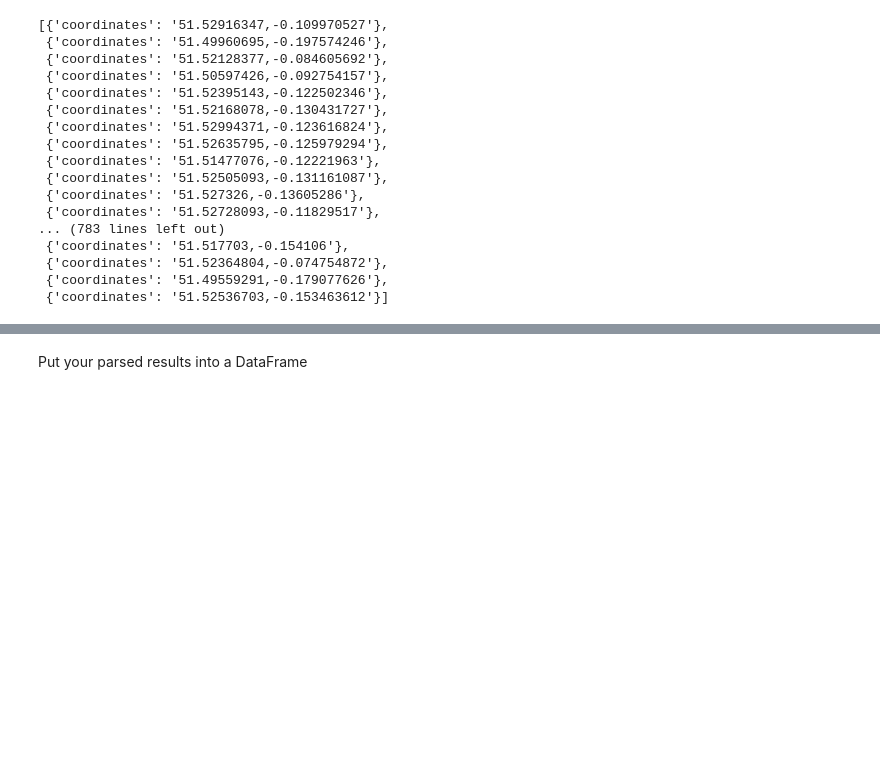
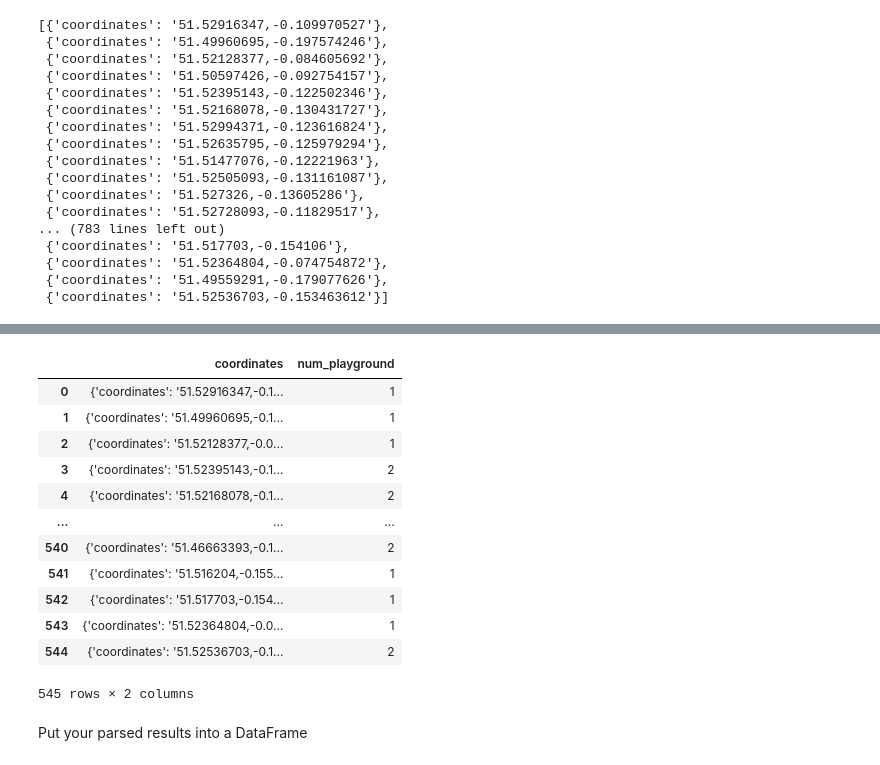
Before and after one commit to aweng57/Statistical-Modelling-Project, a Jupyter notebook: notebooks/yelp_foursquare_EDA.ipynb, the cells around one changed output, grey strips where cells are left out. Saved outputs shown, nothing was run; the diff lists cells and outputs as text; code cells hidden in the pictures; blank space fills up the shorter version.

```diff
--- a/notebooks/yelp_foursquare_EDA.ipynb
+++ b/notebooks/yelp_foursquare_EDA.ipynb
@@ -311,0 +304,17 @@ df_yelp_starbucks
+# %%
+df_yelp_playground = pd.DataFrame(yelp_playground)
+df_yelp_playground
+# %% [output]
+|  | coordinates | num_playground |
+| 0 | {'coordinates': '51.52916347,-0.1... | 1 |
+| 1 | {'coordinates': '51.49960695,-0.1... | 1 |
+| 2 | {'coordinates': '51.52128377,-0.0... | 1 |
+| 3 | {'coordinates': '51.52395143,-0.1... | 2 |
+| 4 | {'coordinates': '51.52168078,-0.1... | 2 |
+| ... | ... | ... |
+| 540 | {'coordinates': '51.46663393,-0.1... | 2 |
+| 541 | {'coordinates': '51.516204,-0.155... | 1 |
+| 542 | {'coordinates': '51.517703,-0.154... | 1 |
+| 543 | {'coordinates': '51.52364804,-0.0... | 1 |
+| 544 | {'coordinates': '51.52536703,-0.1... | 2 |
+545 rows × 2 columns
```
Also changed, not shown: parts of 13 cells of this notebook, 8 other files.
